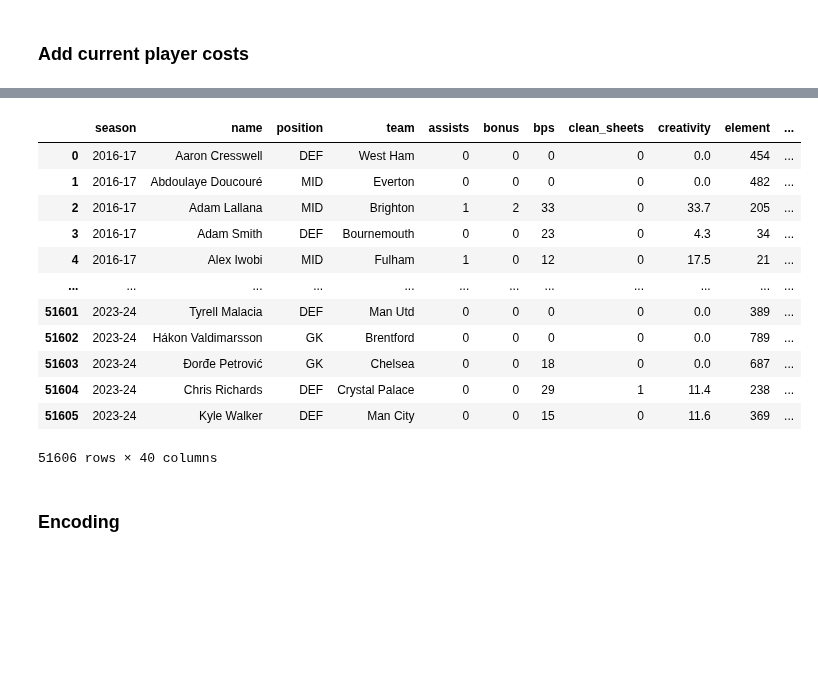
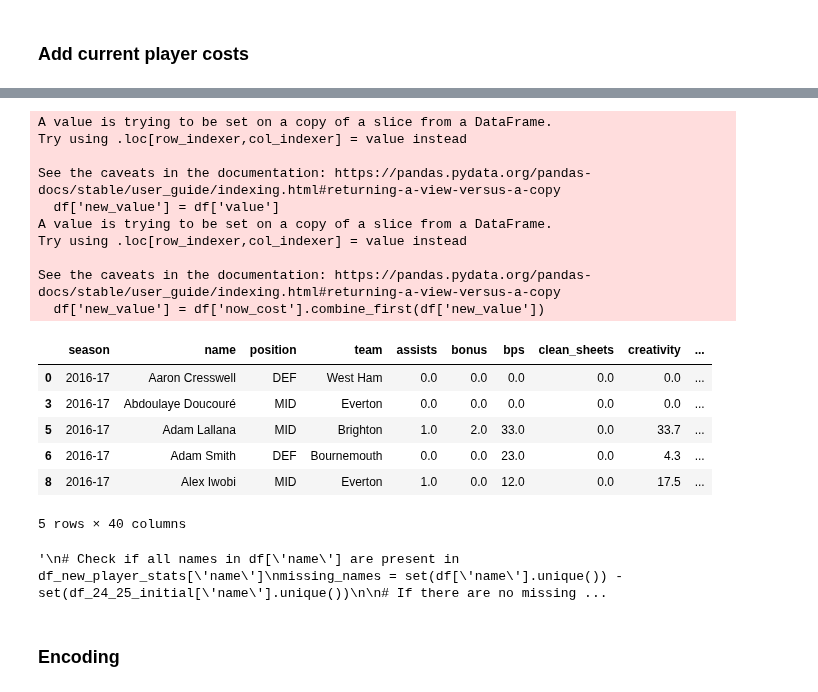
Before and after one commit to ossianhempel/fpl, a Jupyter notebook: inital_prediction.ipynb, the cells around one changed output, grey strips where cells are left out. Cells and saved outputs as stored; diff of their text form; code cells hidden in the pictures; blank space fills up the shorter version.

Commit message:
feat: added initial 24/25 data

```diff
--- a/inital_prediction.ipynb
+++ b/inital_prediction.ipynb
@@ -91 +161,12 @@ df_players.head()
+# %%
+# divide metrics by number of games
+divisor_column = 'approx_games_played'  # Replace with the actual column name
+
+# Select all integer columns
+integer_columns = df_24_25_initial.select_dtypes(include=['int', 'float']).columns
+
+# Divide all integer columns by the specified divisor column
+df_24_25_initial[integer_columns] = df_24_25_initial[integer_columns].div(df_24_25_initial[divisor_column], axis=0)
+# %%
+df_24_25_initial.rename(columns={'element_type': 'position'}, inplace=True)
 # %% [markdown]
@@ -100,7 +177,7 @@ df_23_24.rename(columns={"team_x": "team"}, inplace=True)
 df_16_22.rename(columns={"team_x": "team"}, inplace=True)
 # %%
 # combine dfs
-df = pd.concat([df_16_22, df_23_24], ignore_index=True)
+df = pd.concat([df_16_22, df_23_24, df_24_25_initial], ignore_index=True)
 
 df.rename(columns={
     "team_x": "team",
@@ -135,6 +212,9 @@ df = df.drop([
     "expected_goals_conceded",
     "starts",
     "opp_team_name",
+    'approx_games_played',
+    'element',
+    'fixture',
     #"team",
 
 ], axis=1)
@@ -242,38 +333,44 @@ new_player_costs
 # %%
-# Create a new column 'new_value' and initialize it with the 'value' column
-df['new_value'] = df['value']
+# Ensure 'new_value' is initialized with 'value' if not already done
+if 'new_value' not in df.columns:
+    df['new_value'] = df['value']
 
-# Merge df with new_player_costs to align names and now_cost
-df = df.merge(new_player_costs, on='name', how='inner')
-
-# Update the 'new_value' column with 'now_cost' where it's available, otherwise keep the original 'new_value'
+# Update 'new_value' with 'now_cost' where available, otherwise keep the original 'new_value'
 df['new_value'] = df['now_cost'].combine_first(df['new_value'])
 
 # Drop the 'now_cost' column as it's no longer needed
 df = df.drop(columns=['now_cost'])
 
 # Display the updated DataFrame
-df
+df.head()
 # %% [output]
+A value is trying to be set on a copy of a slice from a DataFrame.
+Try using .loc[row_indexer,col_indexer] = value instead
+
+See the caveats in the documentation: https://pandas.pydata.org/pandas-docs/stable/user_guide/indexing.html#returning-a-view-versus-a-copy
+  df['new_value'] = df['value']
+A value is trying to be set on a copy of a slice from a DataFrame.
+Try using .loc[row_indexer,col_indexer] = value instead
+
+See the caveats in the documentation: https://pandas.pydata.org/pandas-docs/stable/user_guide/indexing.html#returning-a-view-versus-a-copy
+  df['new_value'] = df['now_cost'].combine_first(df['new_value'])
-|  | season | name | position | team | assists | bonus | bps | clean_sheets | creativity | element | ... |
-| 0 | 2016-17 | Aaron Cresswell | DEF | West Ham | 0 | 0 | 0 | 0 | 0.0 | 454 | ... |
-| 1 | 2016-17 | Abdoulaye Doucouré | MID | Everton | 0 | 0 | 0 | 0 | 0.0 | 482 | ... |
-| 2 | 2016-17 | Adam Lallana | MID | Brighton | 1 | 2 | 33 | 0 | 33.7 | 205 | ... |
-| 3 | 2016-17 | Adam Smith | DEF | Bournemouth | 0 | 0 | 23 | 0 | 4.3 | 34 | ... |
-| 4 | 2016-17 | Alex Iwobi | MID | Fulham | 1 | 0 | 12 | 0 | 17.5 | 21 | ... |
-| ... | ... | ... | ... | ... | ... | ... | ... | ... | ... | ... | ... |
-| 51601 | 2023-24 | Tyrell Malacia | DEF | Man Utd | 0 | 0 | 0 | 0 | 0.0 | 389 | ... |
-| 51602 | 2023-24 | Hákon Valdimarsson | GK | Brentford | 0 | 0 | 0 | 0 | 0.0 | 789 | ... |
-| 51603 | 2023-24 | Đorđe Petrović | GK | Chelsea | 0 | 0 | 18 | 0 | 0.0 | 687 | ... |
-| 51604 | 2023-24 | Chris Richards | DEF | Crystal Palace | 0 | 0 | 29 | 1 | 11.4 | 238 | ... |
-| 51605 | 2023-24 | Kyle Walker | DEF | Man City | 0 | 0 | 15 | 0 | 11.6 | 369 | ... |
+|  | season | name | position | team | assists | bonus | bps | clean_sheets | creativity | ... |
+| 0 | 2016-17 | Aaron Cresswell | DEF | West Ham | 0.0 | 0.0 | 0.0 | 0.0 | 0.0 | ... |
+| 3 | 2016-17 | Abdoulaye Doucouré | MID | Everton | 0.0 | 0.0 | 0.0 | 0.0 | 0.0 | ... |
+| 5 | 2016-17 | Adam Lallana | MID | Brighton | 1.0 | 2.0 | 33.0 | 0.0 | 33.7 | ... |
+| 6 | 2016-17 | Adam Smith | DEF | Bournemouth | 0.0 | 0.0 | 23.0 | 0.0 | 4.3 | ... |
+| 8 | 2016-17 | Alex Iwobi | MID | Everton | 1.0 | 0.0 | 12.0 | 0.0 | 17.5 | ... |
-51606 rows × 40 columns
+5 rows × 40 columns
 # %%
+"""
 # Check if all names in df['name'] are present in df_new_player_stats['name']
-missing_names = set(df['name'].unique()) - set(df_new_player_stats['name'].unique())
+missing_names = set(df['name'].unique()) - set(df_24_25_initial['name'].unique())
 
 # If there are no missing names, the assertion passes
 assert len(missing_names) == 0, f"Missing names after merge: {missing_names}"
+"""
+# %% [output]
+'\n# Check if all names in df[\'name\'] are present in df_new_player_stats[\'name\']\nmissing_names = set(df[\'name\'].unique()) - set(df_24_25_initial[\'name\'].unique())\n\n# If there are no missing ...
 # %%
 # TODO - any team changes not represented in the most recent data?
 
```
Also changed, not shown: parts of 29 cells of this notebook, 1 other file.
